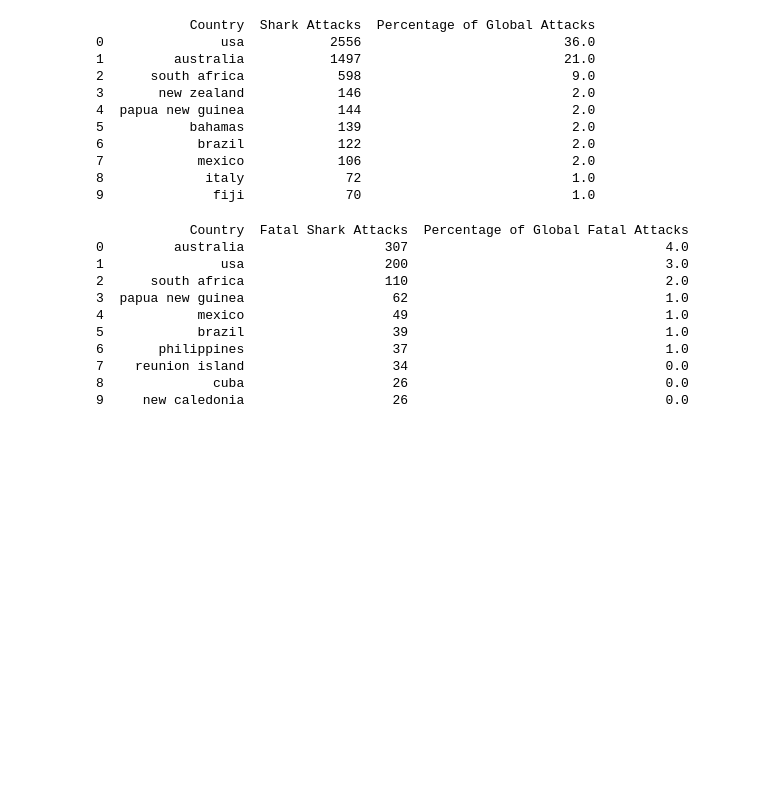
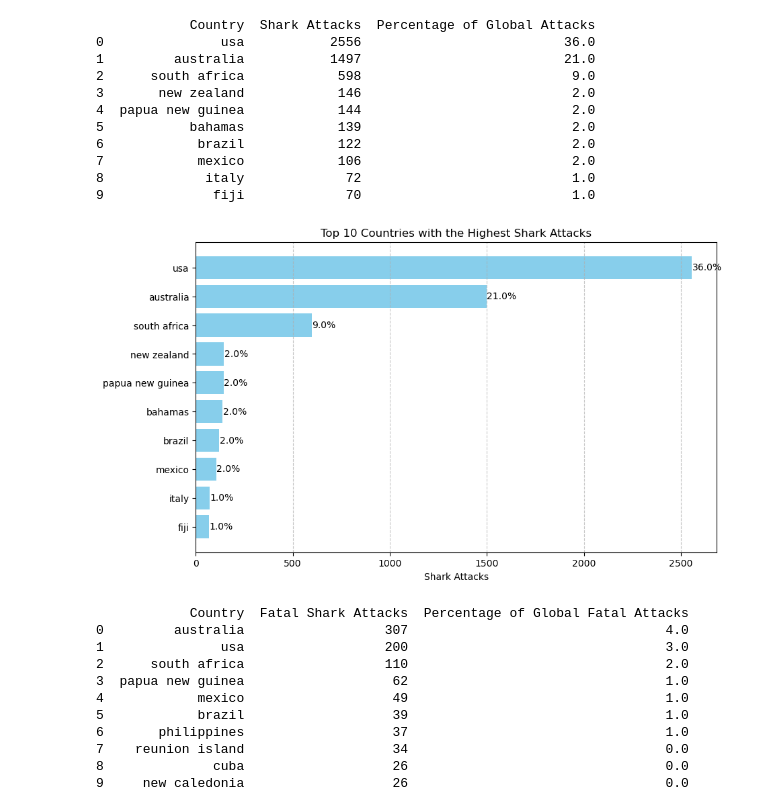
Before and after one commit to Aminmoh9/SharkAttack_Project, a Jupyter notebook: main.ipynb, the cells around one changed output. Cells and saved outputs as stored; diff of their text form; code cells hidden in the pictures; blank space fills up the shorter version.

```diff
--- a/main.ipynb
+++ b/main.ipynb
@@ -285,17 +303,3 @@ plt.title('Proportion of Shark Attacks by Activity')
 plt.show()
 # %% [output]
 [figure]
-# %%
-# Plot the distribution of activities (Bar Plot)
-plt.figure(figsize=(12, 6))
-ax = sns.barplot(x=activity_proportions.index, y=activity_proportions.values, hue=activity_proportions.index, palette='muted', legend=False)
-
-# Add annotations
-for i, proportion in enumerate(activity_proportions):
-    ax.text(i, proportion + 1, f'{proportion:.1f}%', ha='center', va='bottom')
-
-plt.title('Proportion of Shark Attacks by Activity', fontsize=18)
-plt.xlabel('Activity')
-plt.ylabel('Percentage')
-plt.xticks(rotation=45)
-plt.show()
@@ -471,6 +535,22 @@ print(top_10_countries)
 7            mexico            106                           2.0
 8             italy             72                           1.0
 9              fiji             70                           1.0
+# %%
+# Create a bar plot for the top 10 countries with the highest shark attacks
+plt.figure(figsize=(10, 6))
+plt.barh(top_10_countries["Country"], top_10_countries["Shark Attacks"], color='skyblue')
+plt.xlabel('Shark Attacks')
+plt.title('Top 10 Countries with the Highest Shark Attacks')
+plt.gca().invert_yaxis()  # To have the country with the highest attacks at the top
+plt.grid(True, axis='x', linestyle='--', alpha=0.7)
+
+# Add percentage labels on the bars
+for i, v in enumerate(top_10_countries["Shark Attacks"]):
+    plt.text(v + 1, i, f"{top_10_countries['Percentage of Global Attacks'].iloc[i]}%", va='center')
+
+plt.show()
+# %% [output]
+[figure, added]
 # %%
 # Top 10 countries with the highest risk of fatale shark attacks
 
```
Also changed, not shown: parts of 13 cells of this notebook.
